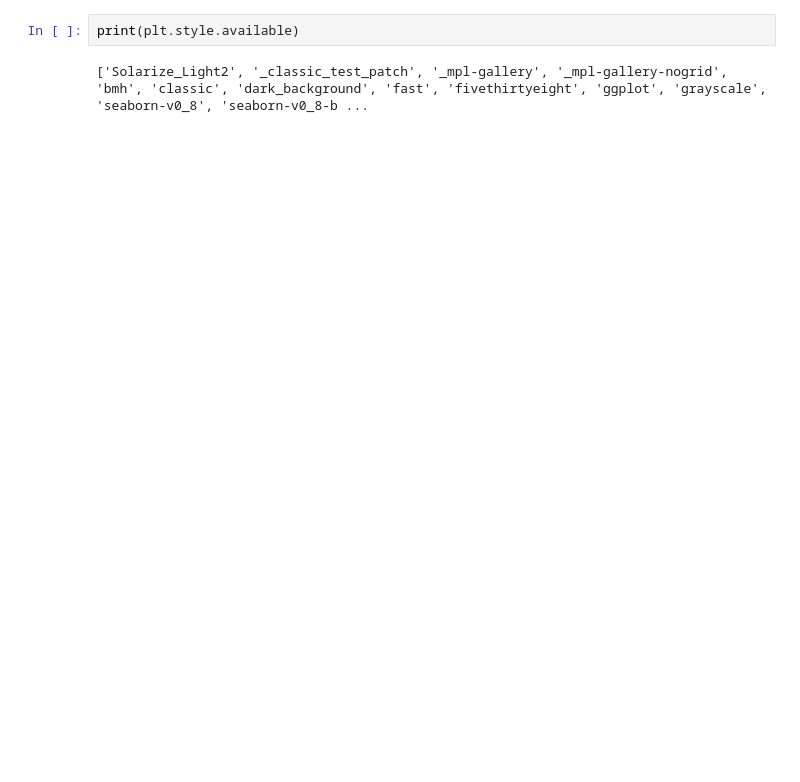
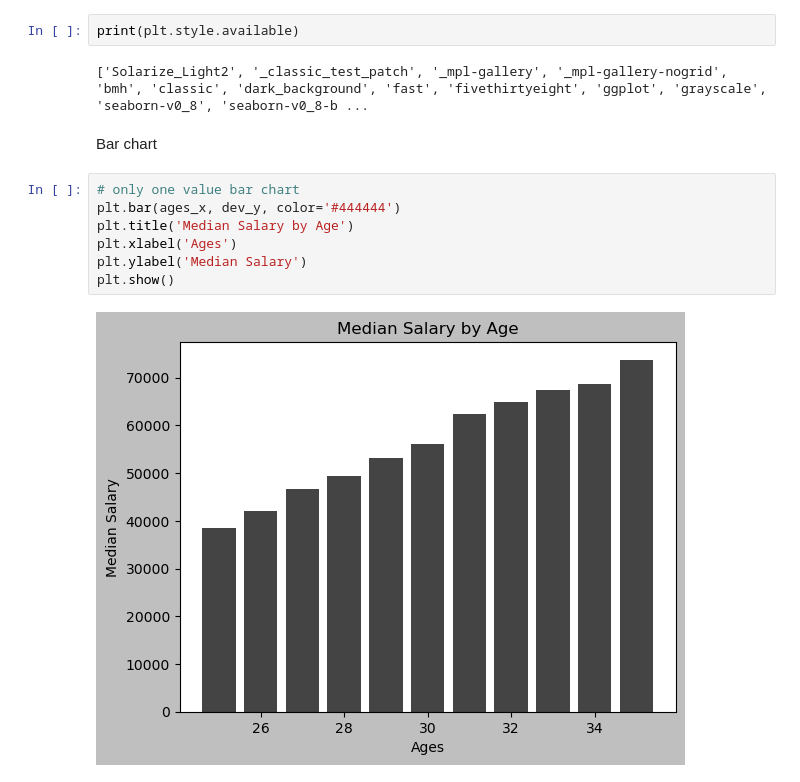
Before and after one commit to LeevesC/LearningML, a Jupyter notebook: Intro_Matplotlib/01.ipynb, the cells around one changed output. Drawn from its saved outputs; the diff is of its cells as text; blank space fills up the shorter version.

```diff
--- a/Intro_Matplotlib/01.ipynb
+++ b/Intro_Matplotlib/01.ipynb
@@ -23,3 +23,14 @@ plt.show()
 print(plt.style.available)
 # %% [output]
 ['Solarize_Light2', '_classic_test_patch', '_mpl-gallery', '_mpl-gallery-nogrid', 'bmh', 'classic', 'dark_background', 'fast', 'fivethirtyeight', 'ggplot', 'grayscale', 'seaborn-v0_8', 'seaborn-v0_8-b ...
+# %% [markdown]
+Bar chart
+# %%
+# only one value bar chart
+plt.bar(ages_x, dev_y, color='#444444')
+plt.title('Median Salary by Age')
+plt.xlabel('Ages')
+plt.ylabel('Median Salary')
+plt.show()
+# %% [output]
+[figure, added]
```
Also changed, not shown: parts of 9 cells of this notebook, 1 other file.
